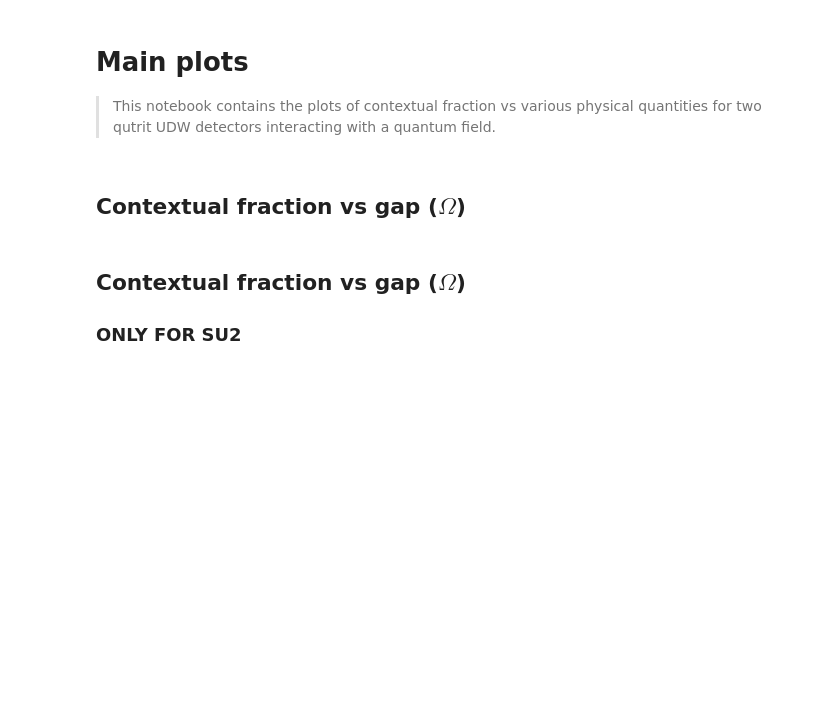
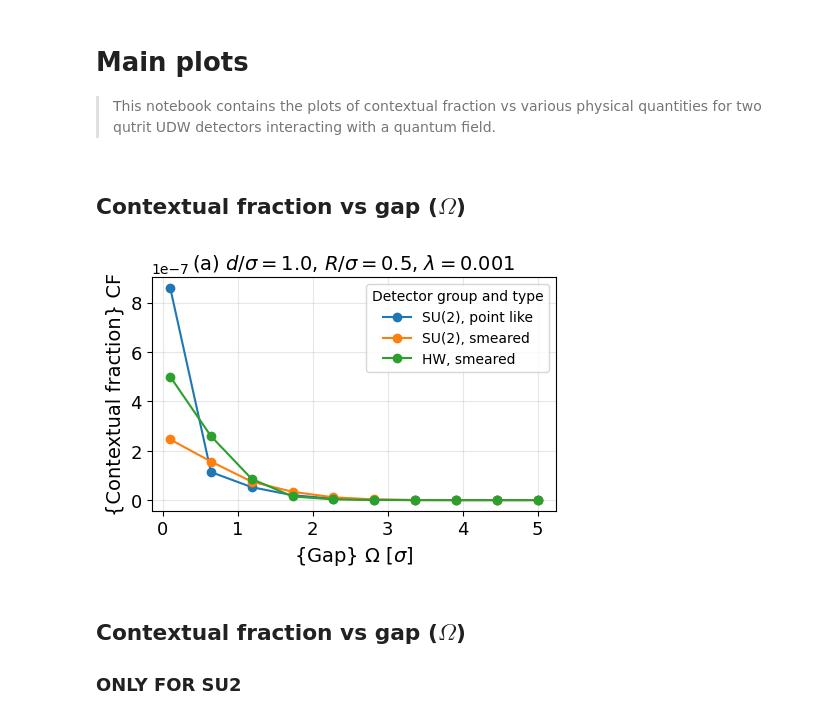
Before and after one commit to Sanchit-Srivastava/contextuality_from_the_vacuum, a Jupyter notebook: notebooks/main_plots.ipynb, the cells around one changed output. Drawn from its saved outputs; the diff is of its cells as text; code cells hidden in the pictures; blank space fills up the shorter version.

Commit message:
latex command for plots

```diff
--- a/notebooks/main_plots.ipynb
+++ b/notebooks/main_plots.ipynb
@@ -42,6 +42,12 @@ labels = {
     ("HW", "smeared"): "HW, smeared"
 }
 
+plt.rcParams.update({
+    "text.usetex": True,
+    "text.latex.preamble": r"\usepackage{lmodern}",
+    "font.family": "serif",
+    "font.serif": ["Computer Modern Roman"],
+})
 plt.figure(figsize=(4.8,3.6))
 
 # Sweep gaps
@@ -60,33 +66,35 @@ for group, detector_type in group_types:
             regularization=regularization,
             detector_type=detector_type,
             group=group,
             lam=lam,
         )
         if is_valid_state(rho):
             res = contextual_fraction(rho)
             if not res.get("success", False):
                 cf_vals.append(np.nan)
             else:
                 cf_vals.append(res.get("b", np.nan))
         else:
             print("Invalid state detected at $\Omega$ =", gap)
             validate_and_print(rho)
             break
 
     cf_vals = np.array(cf_vals) #deleted division by lambda^2
     plt.plot(gaps, cf_vals, marker="o", lw=1.5, label=labels[(group, detector_type)])
 
 
 plt.xlabel(r"{Gap} $\Omega$ $\left[\sigma\right]$",fontsize=14)
 plt.ylabel(r"{Contextual fraction} CF",fontsize=14)
 plt.title(rf"(a) $d/\sigma={separation}$, $R/\sigma={smearing}$, $\lambda={lam}$",fontsize=14)
 plt.xticks(fontsize=13)
 plt.yticks(fontsize=13)
 plt.grid(True, alpha=0.3)
 plt.legend(title="Detector group and type")
 plt.tight_layout()
 plt.savefig("contextual_fraction_vs_gap_different_models.pdf")
 plt.show()
+# %% [output]
+[figure, added]
 # %% [markdown]
 ## Contextual fraction vs gap ($\Omega$)
 ### ONLY FOR SU2
```
Also changed, not shown: parts of 1 cell of this notebook, 1 other file.
